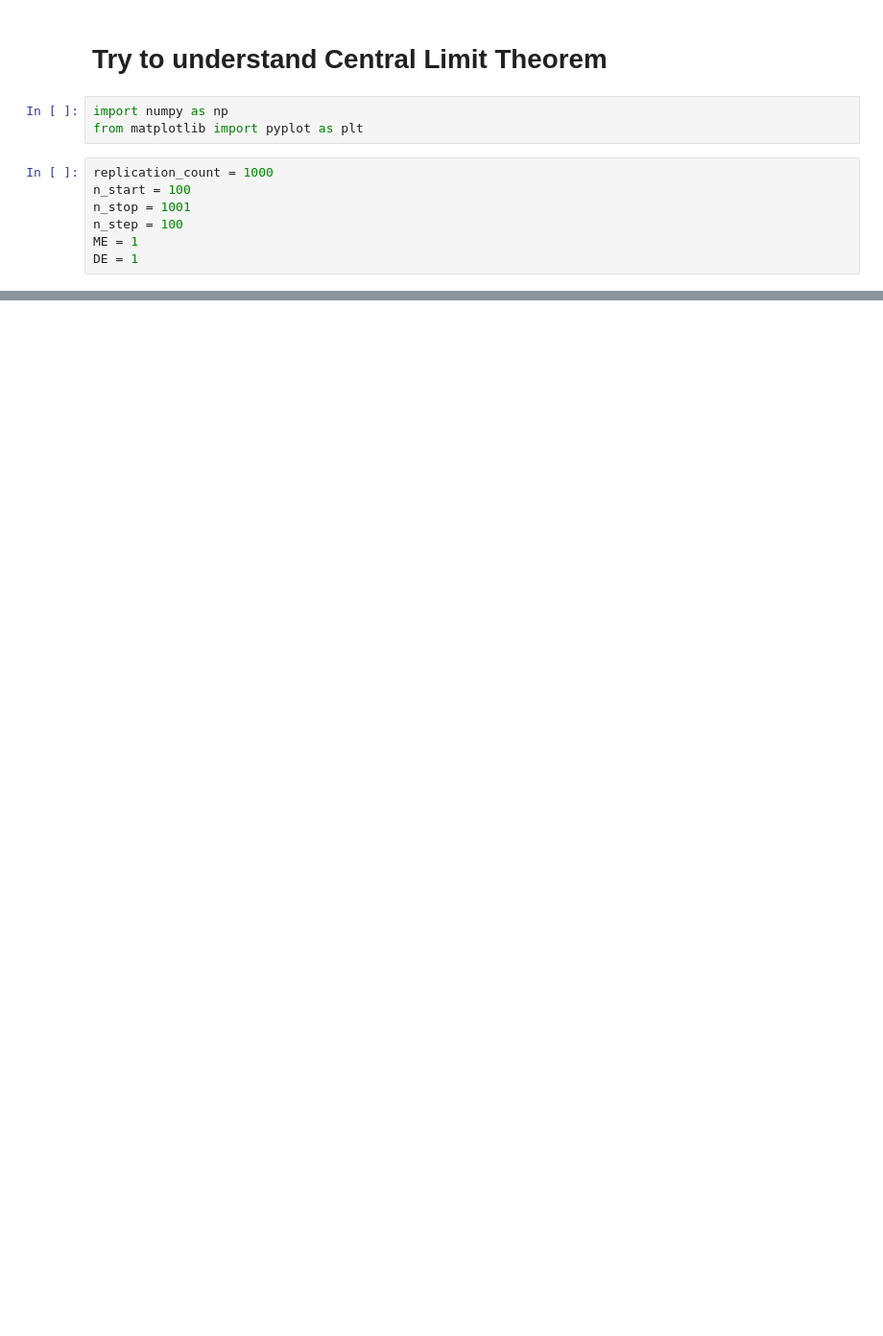
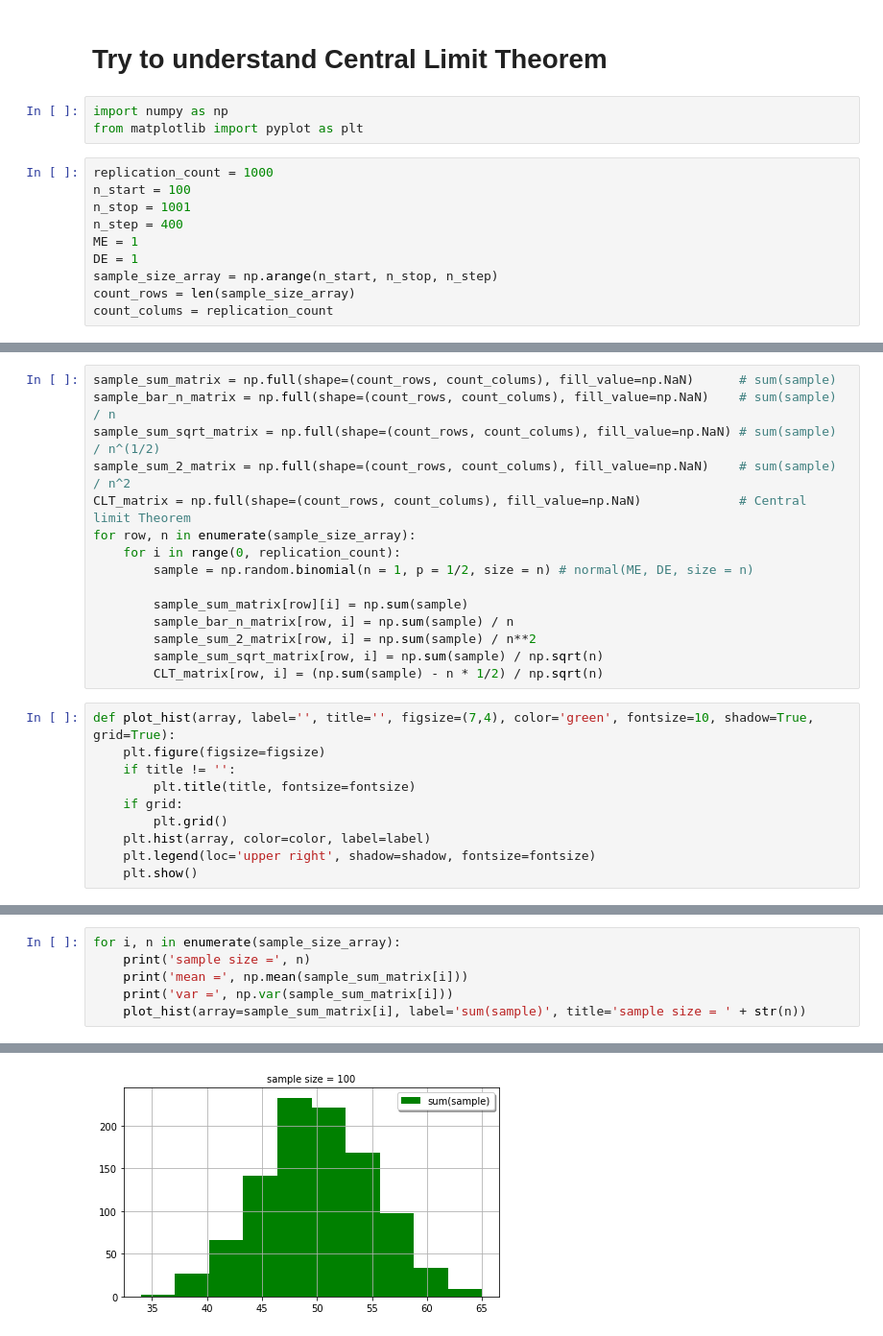
Before and after one commit to borisgarbuzov/project2, a Jupyter notebook: lab/N/experiments_with_samples.ipynb, the cells around one changed output, grey strips where cells are left out. Shown: that part at 96% size. Saved outputs shown, nothing was run; the diff lists cells and outputs as text; blank space fills up the shorter version.

```diff
--- a/lab/N/experiments_with_samples.ipynb
+++ b/lab/N/experiments_with_samples.ipynb
@@ -7,6 +7,9 @@ from matplotlib import pyplot as plt
 replication_count = 1000
 n_start = 100
 n_stop = 1001
-n_step = 100
+n_step = 400
 ME = 1
 DE = 1
+sample_size_array = np.arange(n_start, n_stop, n_step)
+count_rows = len(sample_size_array)
+count_colums = replication_count
@@ -48,0 +16,25 @@ for n in range(n_start, n_stop, n_step):
+# %%
+sample_sum_matrix = np.full(shape=(count_rows, count_colums), fill_value=np.NaN)      # sum(sample)
+sample_bar_n_matrix = np.full(shape=(count_rows, count_colums), fill_value=np.NaN)    # sum(sample) / n
+sample_sum_sqrt_matrix = np.full(shape=(count_rows, count_colums), fill_value=np.NaN) # sum(sample) / n^(1/2)
+sample_sum_2_matrix = np.full(shape=(count_rows, count_colums), fill_value=np.NaN)    # sum(sample) / n^2
+CLT_matrix = np.full(shape=(count_rows, count_colums), fill_value=np.NaN)             # Central limit Theorem
+for row, n in enumerate(sample_size_array):
+    for i in range(0, replication_count):
+        sample = np.random.binomial(n = 1, p = 1/2, size = n) # normal(ME, DE, size = n)
+
+        sample_sum_matrix[row][i] = np.sum(sample)
+        sample_bar_n_matrix[row, i] = np.sum(sample) / n
+        sample_sum_2_matrix[row, i] = np.sum(sample) / n**2
+        sample_sum_sqrt_matrix[row, i] = np.sum(sample) / np.sqrt(n)
+        CLT_matrix[row, i] = (np.sum(sample) - n * 1/2) / np.sqrt(n)
+# %%
+def plot_hist(array, label='', title='', figsize=(7,4), color='green', fontsize=10, shadow=True, grid=True):
+    plt.figure(figsize=figsize)
+    if title != '':
+        plt.title(title, fontsize=fontsize)
+    if grid:
+        plt.grid()
+    plt.hist(array, color=color, label=label)
+    plt.legend(loc='upper right', shadow=shadow, fontsize=fontsize)
+    plt.show()
@@ -48,0 +43,7 @@ for n in range(n_start, n_stop, n_step):
+# %%
+for i, n in enumerate(sample_size_array):
+    print('sample size =', n)
+    print('mean =', np.mean(sample_sum_matrix[i]))
+    print('var =', np.var(sample_sum_matrix[i]))
+    plot_hist(array=sample_sum_matrix[i], label='sum(sample)', title='sample size = ' + str(n))
+# %% [output]
@@ -48,0 +53 @@ for n in range(n_start, n_stop, n_step):
+[figure, added]
```
Also changed, not shown: parts of 11 cells of this notebook.
